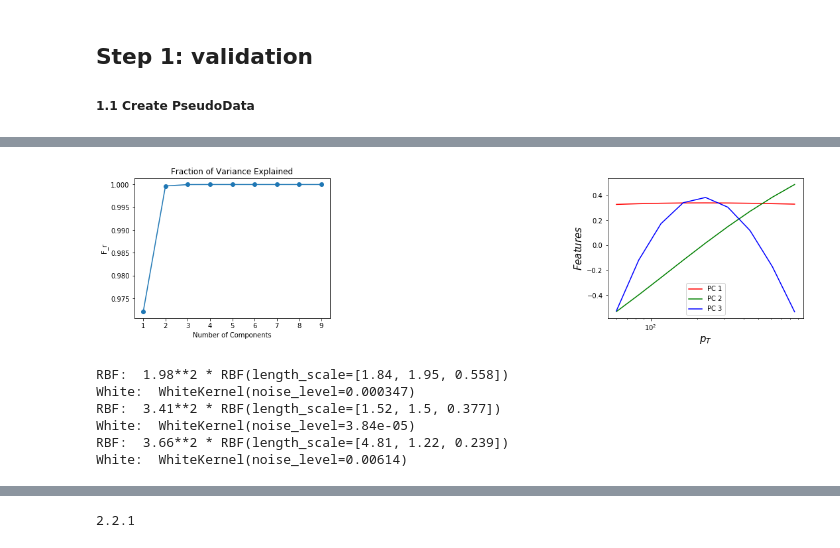
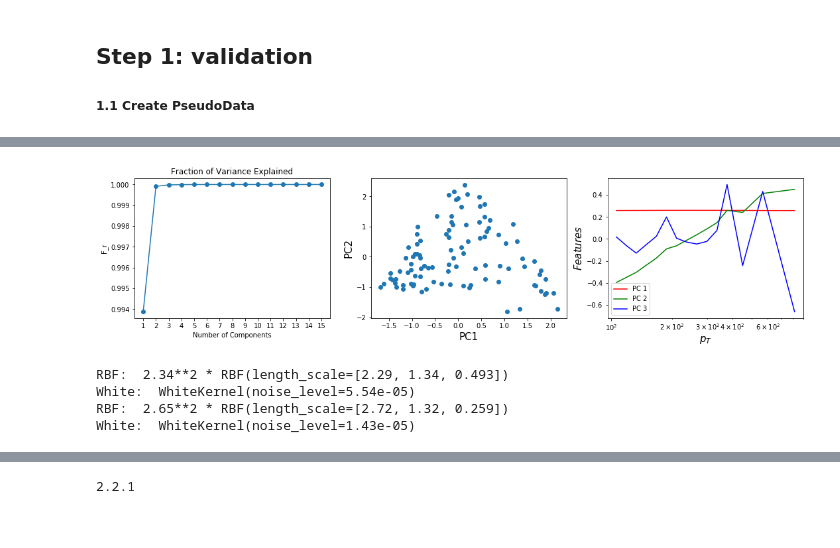
Before and after one commit to keweiyao/BayesExample, a Jupyter notebook: InclusiveJetAnalysis.ipynb, the cells around one changed output, grey strips where cells are left out. Cells and saved outputs as stored; diff of their text form; code cells hidden in the pictures.

Commit message:
calibration on real data

```diff
--- a/InclusiveJetAnalysis.ipynb
+++ b/InclusiveJetAnalysis.ipynb
@@ -62,10 +63,11 @@ def ElossModel_RAA(pT, a, b, c):
     return dNAA_dpT(pT, a, b, c)/dNpp_dpT(pT)
 # %%
 # Test this toy model:
-a = 4.0
+a = 2
 b = 1.4
 c = 0.2
-pT = np.linspace(10,1000,30)
+pT = np.exp(np.linspace(np.log(40),np.log(500),10))
+#pT = np.linspace(40, 1000, 30)
 RAA = [ElossModel_RAA(ipT, a, b, c) for ipT in pT]
 plt.plot(pT, RAA, 'kD')
 plt.semilogx()
@@ -81,8 +83,8 @@ plt.savefig("RAA_test.png", dpi=300)
 ##### 1.1 Create PseudoData
 # %%
 # Assume the true values of Nature is
-atruth = 3
-btruth = 1
+atruth = 1
+btruth = 1.4
 ctruth = 0.3
 
 def PseudoMeasurement(StatLevel=0.05, SysLevel=0.05):
@@ -99,7 +101,13 @@ def PseudoMeasurement(StatLevel=0.05, SysLevel=0.05):
     results = y_truth * (1. + stat) * (1. + sys)
     return pT, be, results, StatLevel*results, SysLevel*y_truth
 
-pT, pTbin, Raa, RaaStat, RaaSys = PseudoMeasurement()
+def RealMeasurement(centrality='0-10'):
+    # load exp RAA off sqrts = 5.02 TeV, centrality = 0-10
+    pT, pTl, pTh, Raa, sys1, sys2, stat = np.loadtxt("ExpData/atlas-raa-{}-R0d4.dat".format(centrality),
+                                                     usecols=[0,1,2,3,4,5,6]).T
+    return pT, (pTh-pTl)/2., Raa, stat, (sys1-sys2)/2.
+
+pT, pTbin, Raa, RaaStat, RaaSys = RealMeasurement()
 plt.errorbar(pT, Raa, xerr=pTbin, yerr=RaaStat,fmt='kD')
 for ix, iy, ixb, isys in zip(pT, Raa, pTbin, RaaSys):
     plt.fill_between([ix-ixb,ix+ixb],[iy-isys,iy-isys], [iy+isys, iy+isys], color='gray', alpha=.4)
@@ -113,9 +121,9 @@ plt.savefig("RAA_test.png", dpi=300)
 # %%
 from pyDOE import lhs
 # Use pyDOE to generate a Larin-Hypercube design in the 3D parameter space (a,b,c)
-ranges = np.array([[0.25,4], # range of A
-                   [0.2, 5], # range of B
-                   [0.01, .5], # range of C
+ranges = np.array([[.2, 5], # range of A
+                   [0.2, 4], # range of B
+                   [0.1, .5], # range of C
                   ])
 Dim = 3
 Nsamples = 100
@@ -137,4 +145,9 @@ plt.tight_layout(True)
 # %%
 # To do: generate the model calcualtions on each of the design points, and plot them along with the Pseudo data
 
-model_y = np.array([ElossModel_RAA(pT, *ip) for ip in design]) #[100 by NpT]
+model_y = []
+for i, ip in enumerate(design):
+    if i%10==0:
+        print(i)
+    model_y.append(ElossModel_RAA(pT, *ip)) #[100 by NpT]
+model_y = np.array(model_y)
@@ -150,6 +174,6 @@ plt.savefig("RAA_prior.png", dpi=300)
 # %%
 # Decompose the Raa data into several principal components
-npc = 3 # choose how much PCs to construct the calculation
+npc = 2 # choose how much PCs to construct the calculation
 # Standard Sclar: remove the mean of the calculation, and rescled by 1/standard-deviation
 scaler = StandardScaler(copy=True)
 pca = PCA(copy=True, whiten=True, svd_solver='full')
@@ -161,47 +185,47 @@ Z = pca.fit_transform(scaler.fit_transform(model_y)) # transform [Ndeisgn x NpT]
 Z = Z[:,:npc]
 
 # The transformation matrix from PC to Physical space
 Trans_Matrix = (  pca.components_
                 * np.sqrt(pca.explained_variance_[:, np.newaxis])
                 * scaler.scale_ )
 
 # ...
 plt.figure(figsize=(15,4))
 F_r = np.cumsum(pca.explained_variance_ratio_)
 plt.subplot(1,3,1)
 plt.plot(range(len(F_r)),F_r,'-o')
 ticks = np.arange(0, len(F_r), 1)
 labels = ticks + 1
 plt.xticks(ticks, labels)
 plt.title('Fraction of Variance Explained')
 plt.xlabel('Number of Components')
 plt.ylabel('F_r')
 
-#plt.subplot(1,3,2)
-#plt.scatter(Z[:, 0], Z[:, 1])
-#plt.xlabel('PC1', fontsize=15)
-#plt.ylabel('PC2', fontsize=15)
+plt.subplot(1,3,2)
+plt.scatter(Z[:, 0], Z[:, 1])
+plt.xlabel('PC1', fontsize=15)
+plt.ylabel('PC2', fontsize=15)
 
 plt.subplot(1,3,3)
 for i, (comp, color) in \
         enumerate(zip(pca.components_, 'rgb')):
     plt.plot(pT, comp, color=color, label='PC {}'.format(i+1))
 plt.xlabel('$p_T$', fontsize=15)
 plt.ylabel('$Features$', fontsize=15)
 plt.semilogx()
 plt.legend()
 plt.tight_layout(True)
 # %% [output]
-[figure, old version]
+[figure, new version]
 # %%
 ######## Step 4-1: Building Emulators for each of the npc principal components
 # Kenel = sigma^2 exp(-1/2 |x_i-x_j|^2 / L^2) + white noise #*(diag matrix)
 kernel = (
     1. * kernels.RBF(
         length_scale=[1., 1., 1.],
-        length_scale_bounds=[(.01,100), (.01, 100), (.01, 100)]
+        length_scale_bounds=[(.1,10), (.1, 10), (.1, 10)]
     )
-    + kernels.WhiteKernel(.1)
+    + kernels.WhiteKernel(.1, noise_level_bounds=(1e-5,1e3))
 )
 
 # Build and train each GP
@@ -213,12 +237,10 @@ for i, gp in enumerate(gps):
     print('RBF: ', gp.kernel_.get_params()['k1'])
     print('White: ', gp.kernel_.get_params()['k2'])
 # %% [output]
-RBF:  1.98**2 * RBF(length_scale=[1.84, 1.95, 0.558])
-White:  WhiteKernel(noise_level=0.000347)
-RBF:  3.41**2 * RBF(length_scale=[1.52, 1.5, 0.377])
-White:  WhiteKernel(noise_level=3.84e-05)
-RBF:  3.66**2 * RBF(length_scale=[4.81, 1.22, 0.239])
-White:  WhiteKernel(noise_level=0.00614)
+RBF:  2.34**2 * RBF(length_scale=[2.29, 1.34, 0.493])
+White:  WhiteKernel(noise_level=5.54e-05)
+RBF:  2.65**2 * RBF(length_scale=[2.72, 1.32, 0.259])
+White:  WhiteKernel(noise_level=1.43e-05)
 # %%
 ### Step 4-2: Validating the emulators #######################
 # Use new sets of parameters --> true model calcualtions
```
Also changed, not shown: parts of 13 cells of this notebook, 10 other files.
